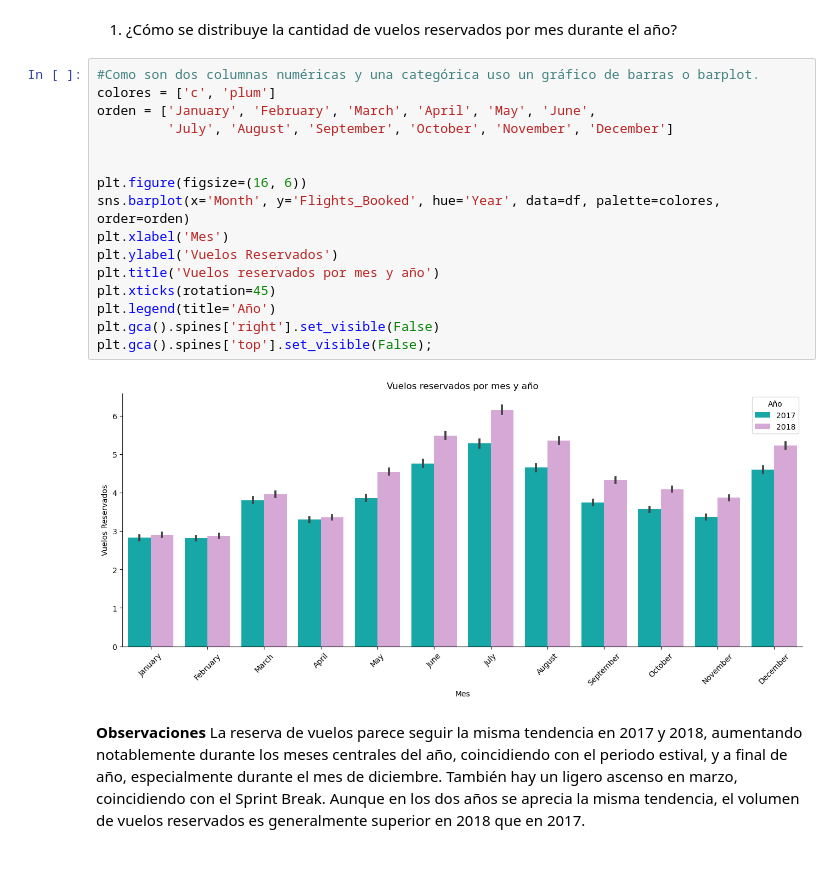
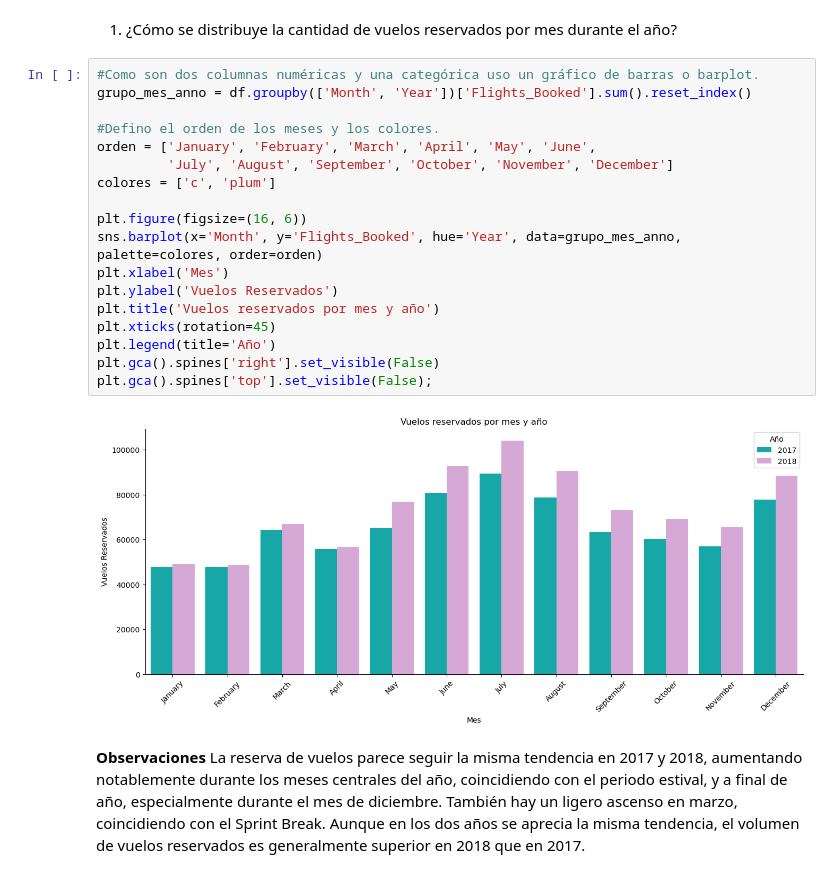
Before and after one commit to Adalab/bda-modulo-3-evaluacion-final-TaniaGraff, a Jupyter notebook: fase2_visualizacion.ipynb, the cells around one changed output. Drawn from its saved outputs; the diff is of its cells as text.

```diff
--- a/fase2_visualizacion.ipynb
+++ b/fase2_visualizacion.ipynb
@@ -38,22 +38,24 @@ df
 1. ¿Cómo se distribuye la cantidad de vuelos reservados por mes durante el año?
 # %%
 #Como son dos columnas numéricas y una categórica uso un gráfico de barras o barplot.
-colores = ['c', 'plum']
+grupo_mes_anno = df.groupby(['Month', 'Year'])['Flights_Booked'].sum().reset_index()
+
+#Defino el orden de los meses y los colores.
 orden = ['January', 'February', 'March', 'April', 'May', 'June',
          'July', 'August', 'September', 'October', 'November', 'December']
-
+colores = ['c', 'plum']
 
 plt.figure(figsize=(16, 6))
-sns.barplot(x='Month', y='Flights_Booked', hue='Year', data=df, palette=colores, order=orden)
+sns.barplot(x='Month', y='Flights_Booked', hue='Year', data=grupo_mes_anno, palette=colores, order=orden)
 plt.xlabel('Mes')
 plt.ylabel('Vuelos Reservados')
 plt.title('Vuelos reservados por mes y año')
 plt.xticks(rotation=45)
 plt.legend(title='Año')
 plt.gca().spines['right'].set_visible(False)
 plt.gca().spines['top'].set_visible(False);
 # %% [output]
-[figure, old version]
+[figure, new version]
 # %% [markdown]
 **Observaciones** La reserva de vuelos parece seguir la misma tendencia en 2017 y 2018, aumentando notablemente durante los meses centrales del año, coincidiendo con el periodo estival, y a final de año, especialmente durante el mes de diciembre. También hay un ligero ascenso en marzo, coincidiendo con el Sprint Break. Aunque en los dos años se aprecia la misma tendencia, el volumen de vuelos reservados es generalmente superior en 2018 que en 2017.
 # %% [markdown]
```
Also changed, not shown: parts of 4 cells of this notebook.
